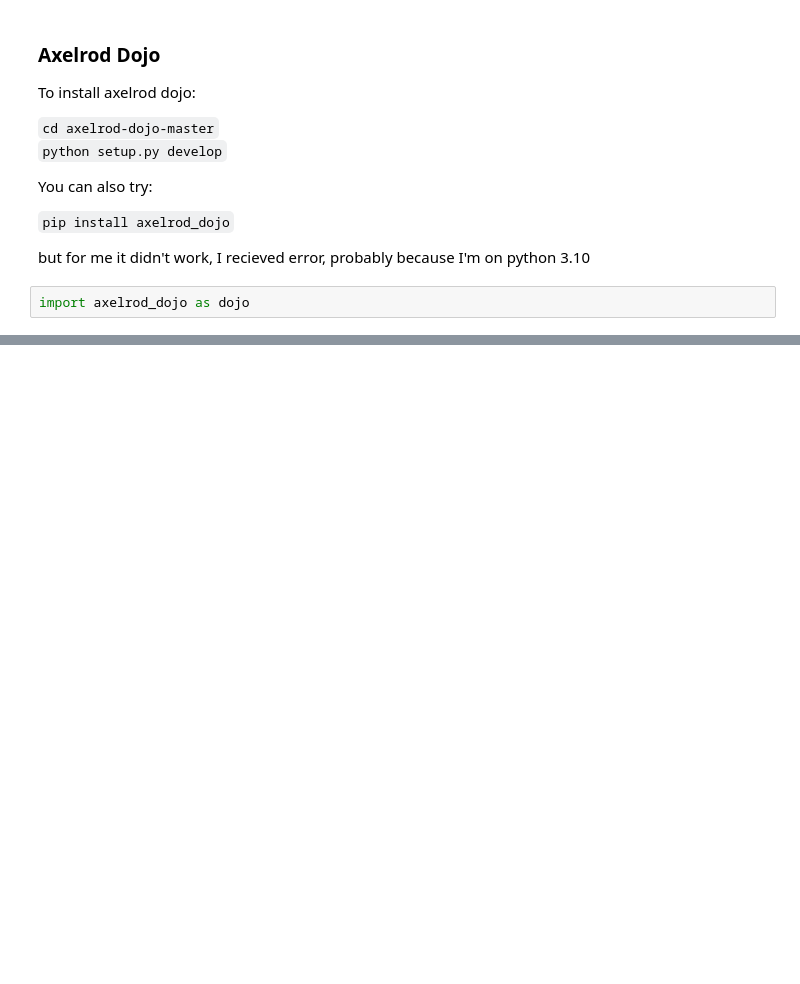
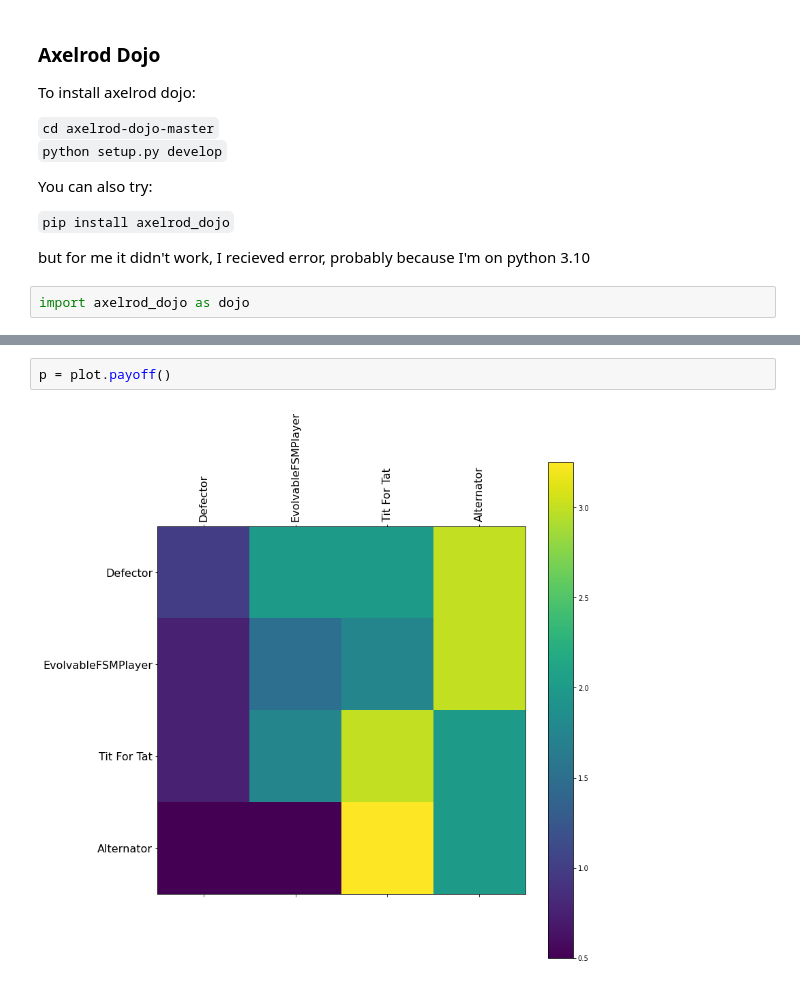
Before and after one commit to veseli-kletar/CS765_Project, a Jupyter notebook: experiment.ipynb, the cells around one changed output, grey strips where cells are left out. Saved outputs shown, nothing was run; the diff lists cells and outputs as text; blank space fills up the shorter version.

```diff
--- a/experiment.ipynb
+++ b/experiment.ipynb
@@ -64,0 +159,4 @@ import axelrod_dojo as dojo
+# %%
+p = plot.payoff()
+# %% [output]
+[figure, added]
```
Also changed, not shown: parts of 17 cells of this notebook.
